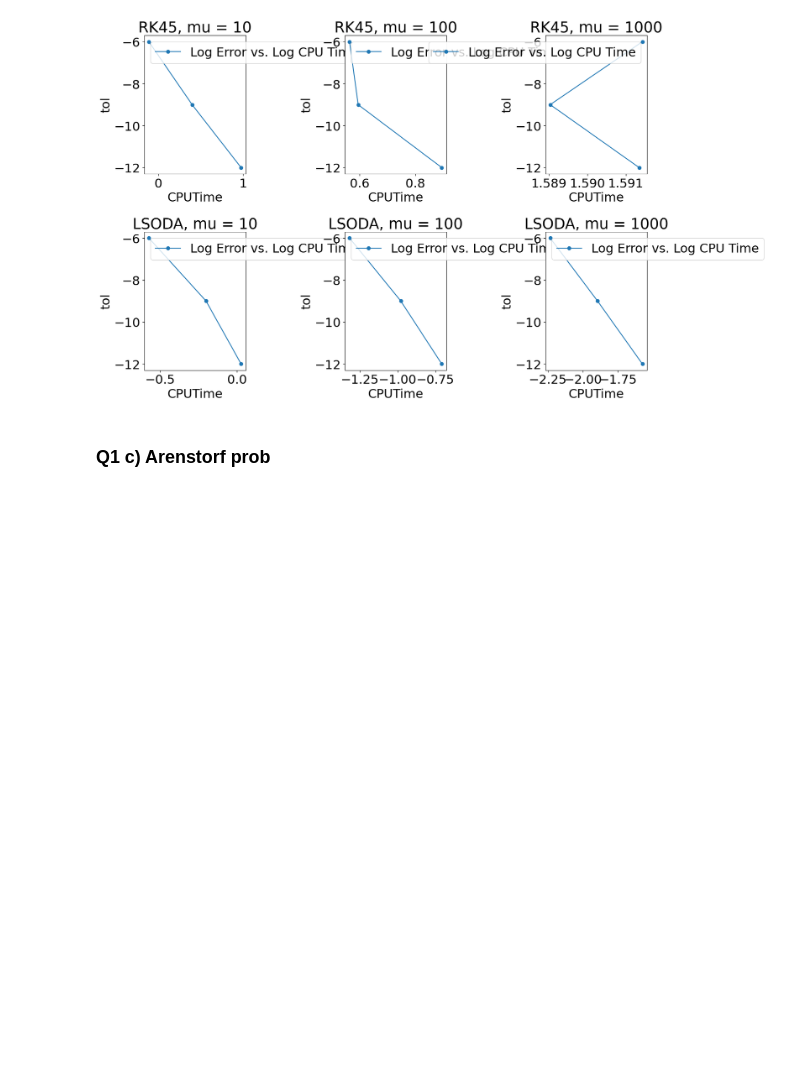
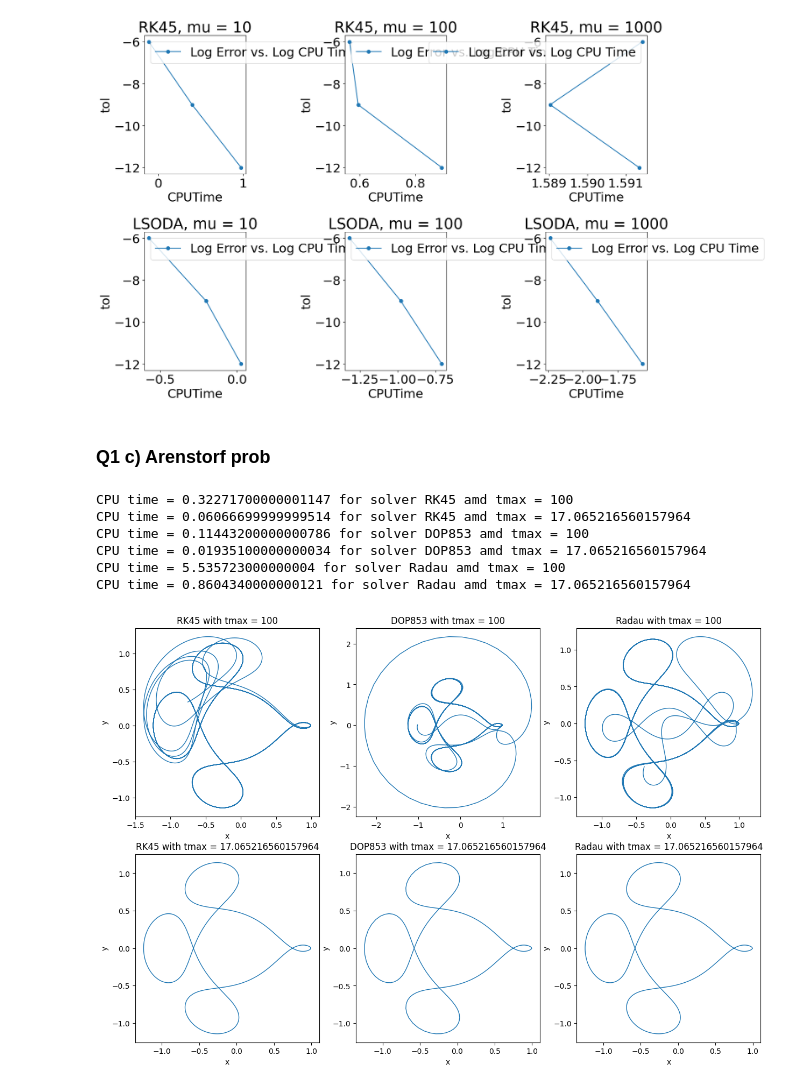
Before and after one commit to AlexZhangKKA/AMSC661, a Jupyter notebook: HW_AMSC661/hw2_AMSC661.ipynb, the cells around one changed output. Drawn from its saved outputs; the diff is of its cells as text; code cells hidden in the pictures; blank space fills up the shorter version.

```diff
--- a/HW_AMSC661/hw2_AMSC661.ipynb
+++ b/HW_AMSC661/hw2_AMSC661.ipynb
@@ -115,12 +115,34 @@ tmax = 17.0652165601579625588917206249
-# %%
-sol = sci.solve_ivp(func,[0,tmax],y0,method = 'DOP853',atol = 1e-12, rtol = 1e-12)
-ysol = sol.y
-# plot the computed solution
-plt.rcParams.update({'font.size': 22})
-fig, ax = plt.subplots(figsize=(8,8))
-plt.plot(ysol[0,:],ysol[1,:],linewidth=2,label='Midpoint N = 20')
-plt.title("Arenstorf with RK45")
-plt.legend()
-plt.xlabel("x")
-plt.ylabel("y")
-ax.set_aspect(1)
+# %%
+plt.rcParams.update({'font.size': 10}) # set globally the font size
+fig, ax = plt.subplots(2,3, figsize=(15,10))
+
+solvers = ['RK45', 'DOP853', 'Radau']
+Tmaxs = [100, 17.0652165601579625588917206249]
+
+for solver_ind, solver in enumerate(solvers):
+    for Tmax_ind, Tmax in enumerate(Tmaxs):
+
+        #Report the CPUtime
+        start_time = time.process_time()
+        sol = sci.solve_ivp(func, [0, Tmax], y0, method = solver, atol = 1e-12, rtol = 1e-12)
+        end_time = time.process_time()
+        CPU_time = end_time - start_time
+        print(f'CPU time = {CPU_time} for solver {solver} amd tmax = {Tmax}')
+
+        #draw pics
+        ysol = sol.y
+        ax[Tmax_ind, solver_ind].plot(ysol[0,:],ysol[1,:],linewidth=1)
+        ax[Tmax_ind, solver_ind].set_title(f'{solver} with tmax = {Tmax}')
+        ax[Tmax_ind, solver_ind].set_xlabel("x")
+        ax[Tmax_ind, solver_ind].set_ylabel("y")
+
+
+plt.show()
+# %% [output]
+CPU time = 0.32271700000001147 for solver RK45 amd tmax = 100
+CPU time = 0.06066699999999514 for solver RK45 amd tmax = 17.065216560157964
+CPU time = 0.11443200000000786 for solver DOP853 amd tmax = 100
+CPU time = 0.01935100000000034 for solver DOP853 amd tmax = 17.065216560157964
+CPU time = 5.535723000000004 for solver Radau amd tmax = 100
+CPU time = 0.8604340000000121 for solver Radau amd tmax = 17.065216560157964
+[figure, added]
```
Also changed, not shown: parts of 4 cells of this notebook, 4 other files.
